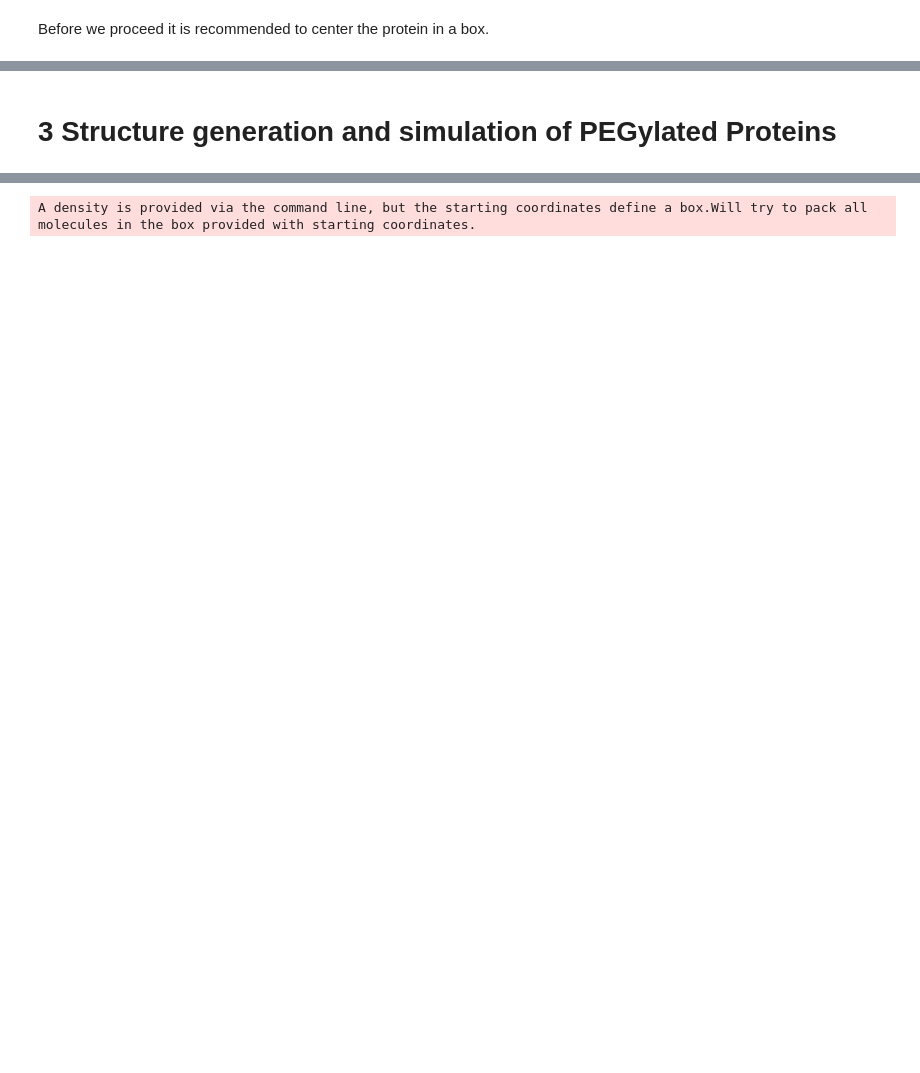
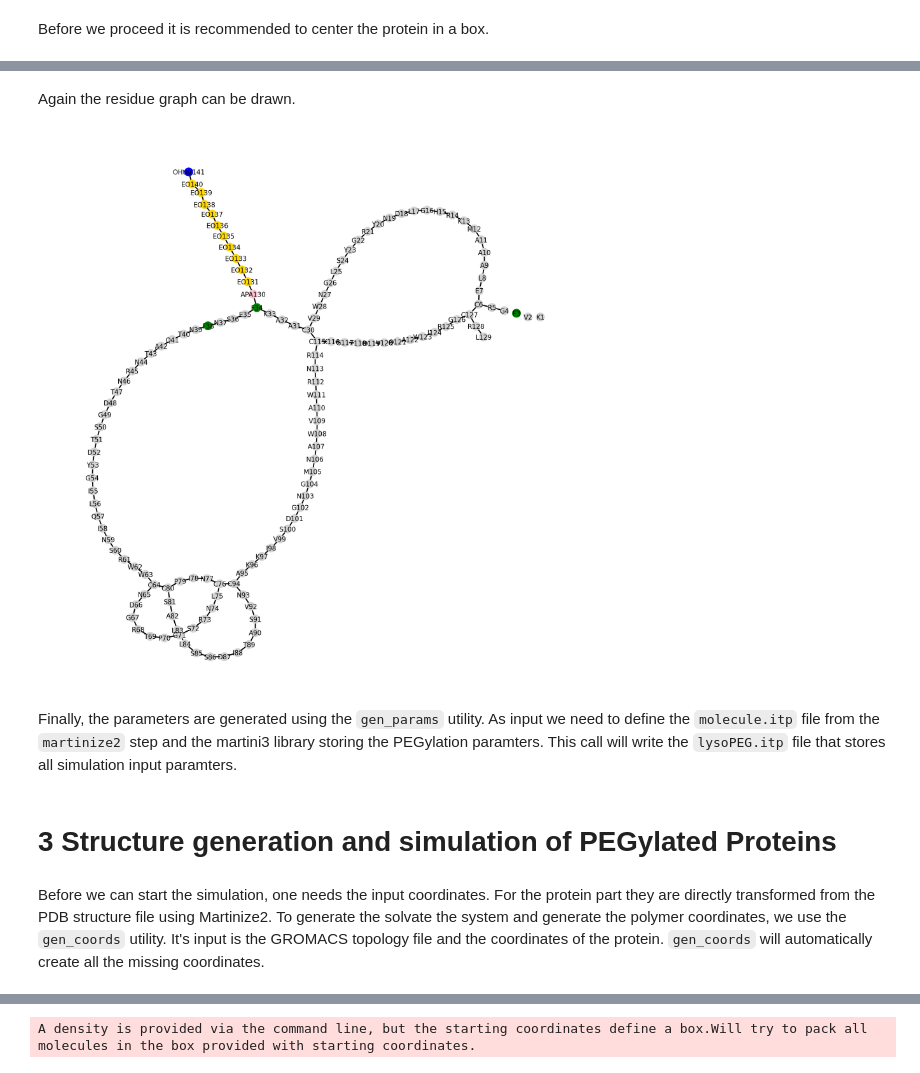
Before and after one commit to polyply/PEGylation, a Jupyter notebook: tutorial_data/PEGylatedProteins.ipynb, the cells around one changed output, grey strips where cells are left out. Saved outputs shown, nothing was run; the diff lists cells and outputs as text; code cells hidden in the pictures; blank space fills up the shorter version.

```diff
--- a/tutorial_data/PEGylatedProteins.ipynb
+++ b/tutorial_data/PEGylatedProteins.ipynb
@@ -91,0 +194,30 @@ gen_params(inpath=[Path("molecule.itp"), Path("PEGylation.martini3.ff")],
+# %% [markdown]
+Again the residue graph can be drawn.
+# %%
+colors = {}
+labels = resname_to_one_letter(protein)
+for node in protein.nodes:
+    if  protein.nodes[node]['resname'] == 'EO':
+        colors[node] = 'gold'
+    elif  protein.nodes[node]['resname'] == 'OHter':
+        colors[node] = 'blue'
+    elif  protein.nodes[node]['resname'] == 'APA':
+        colors[node] = 'pink'
+    elif protein.nodes[node]['resname'] == 'PHE':
+        colors[node] = 'green'
+    else:
+        colors[node] = 'lightgray'
+
+
+fig, axs = plt.subplots(1,1,figsize=(25,30))
+_ = draw_molecule(protein,
+                  cg_mapping=False,
+                  layout_method='vespr',
+                  colors=colors,
+                  scale=1.1,
+                  labels=labels,
+                  fontsize=18)
+# %% [output]
+[figure, added]
+# %% [markdown]
+Finally, the parameters are generated using the `gen_params` utility. As input we need to define the `molecule.itp` file from the `martinize2` step and the martini3 library storing the PEGylation paramters. This call will write the `lysoPEG.itp` file that stores all simulation input paramters.
@@ -92,5 +230,7 @@ gen_params(inpath=[Path("molecule.itp"), Path("PEGylation.martini3.ff")],
 # %% [markdown]
 # 3 Structure generation and simulation of PEGylated Proteins
+# %% [markdown]
+Before we can start the simulation, one needs the input coordinates. For the protein part they are directly transformed from the PDB structure file using Martinize2. To generate the solvate the system and generate the polymer coordinates, we use the `gen_coords` utility. It's input is the GROMACS topology file and the coordinates of the protein. `gen_coords` will automatically create all the missing coordinates.
 # %%
 toplines="""#include "martini_v3.0.0.itp"
 #include "go_atomtypes.itp"
```
Also changed, not shown: parts of 53 cells of this notebook, 11 other files.
